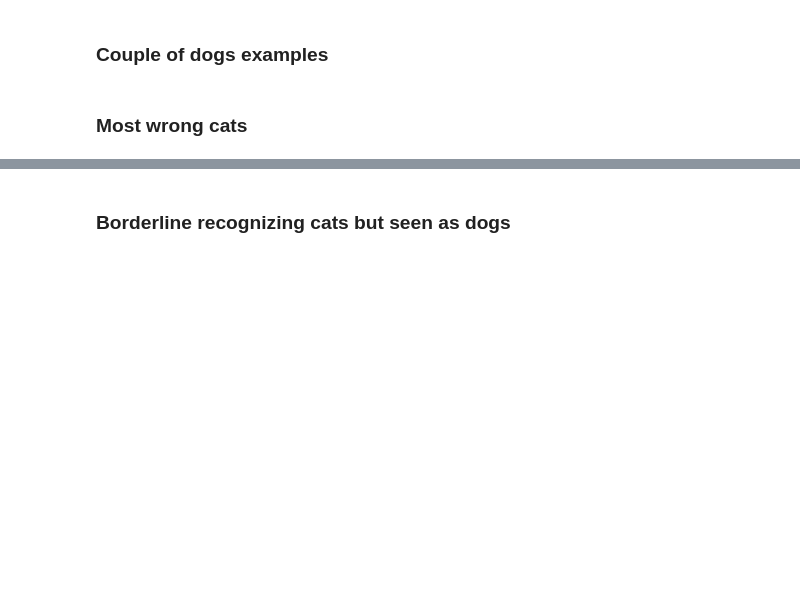
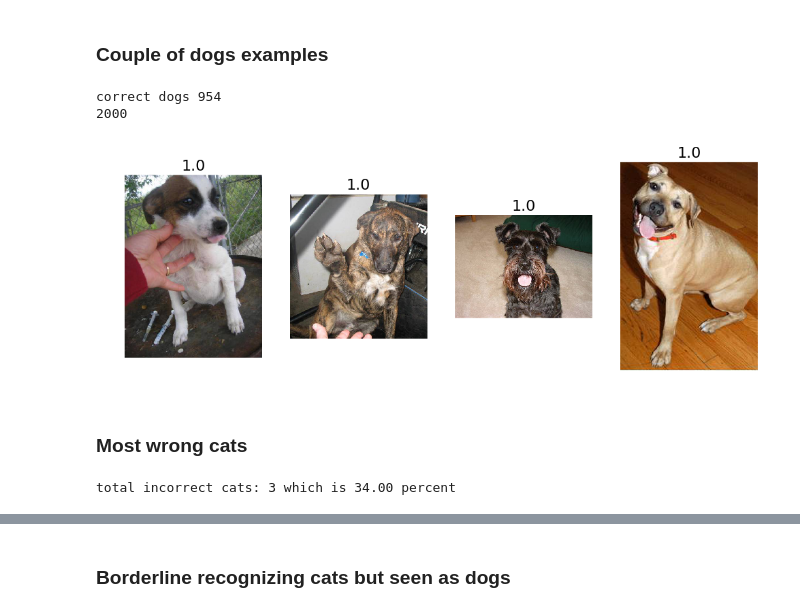
Before and after one commit to jeanfredericplante/blocks_classifier, a Jupyter notebook: notebooks/nbs/cats_dogs_submission.ipynb, the cells around one changed output, grey strips where cells are left out. Drawn from its saved outputs; the diff is of its cells as text; code cells hidden in the pictures; blank space fills up the shorter version.

```diff
--- a/notebooks/nbs/cats_dogs_submission.ipynb
+++ b/notebooks/nbs/cats_dogs_submission.ipynb
@@ -172,10 +175,13 @@ plots_array(valid_path, np.array(val_filenames)[idx], our_class_prediction[corre
 # %%
 correct_dogs = np.where((val_classes == 1) & (our_class_prediction == 1))[0]
 print "correct dogs %d" % len(correct_dogs)
 idx = permutation(correct_dogs)[:n_view]
-plots_array(valid_path, np.array(val_filenames[idx]), our_class_prediction[correct_dogs][idx])
-plots_array(valid_path, val_batches.filenames[-8:], our_class_prediction[-8:])
-val_batches.classes[-8:]
+print len(val_filenames)
+plots_array(valid_path, np.array(val_filenames)[idx], our_class_prediction[idx])
+# %% [output]
+correct dogs 954
+2000
+[figure, added]
 # %% [markdown]
 ### Most wrong cats
 # %%
@@ -183,5 +189,7 @@ incorrect_cats = np.where((val_batches.classes == 0) & (our_class_prediction ==
 # %%
-print "total incorrect cats: ", len(incorrect_cats), " which is %", 100*len(incorrect_cats)/len(np.where(val_batches.classes == 0)[0])
+print ("total incorrect cats: %d which is %.2f percent" % ((100*len(incorrect_cats)/len(np.where(val_classes == 0)[0])), len(incorrect_cats)))
+# %% [output]
+total incorrect cats: 3 which is 34.00 percent
 # %%
 idx_most_incorrect = np.argsort(our_prediction[incorrect_cats])[::-1][:n_view]
 # %%
```
Also changed, not shown: parts of 19 cells of this notebook, 5 other files.
